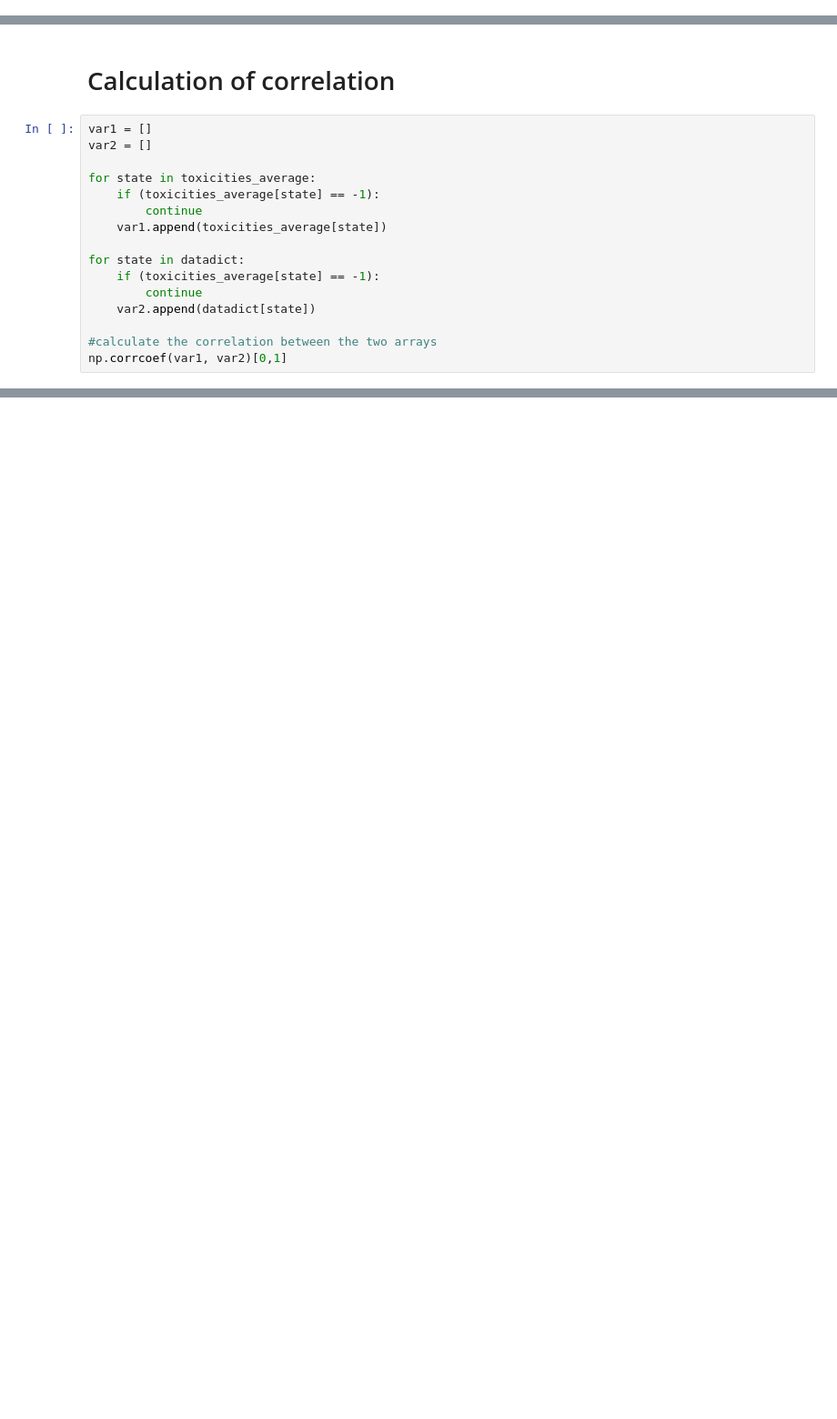
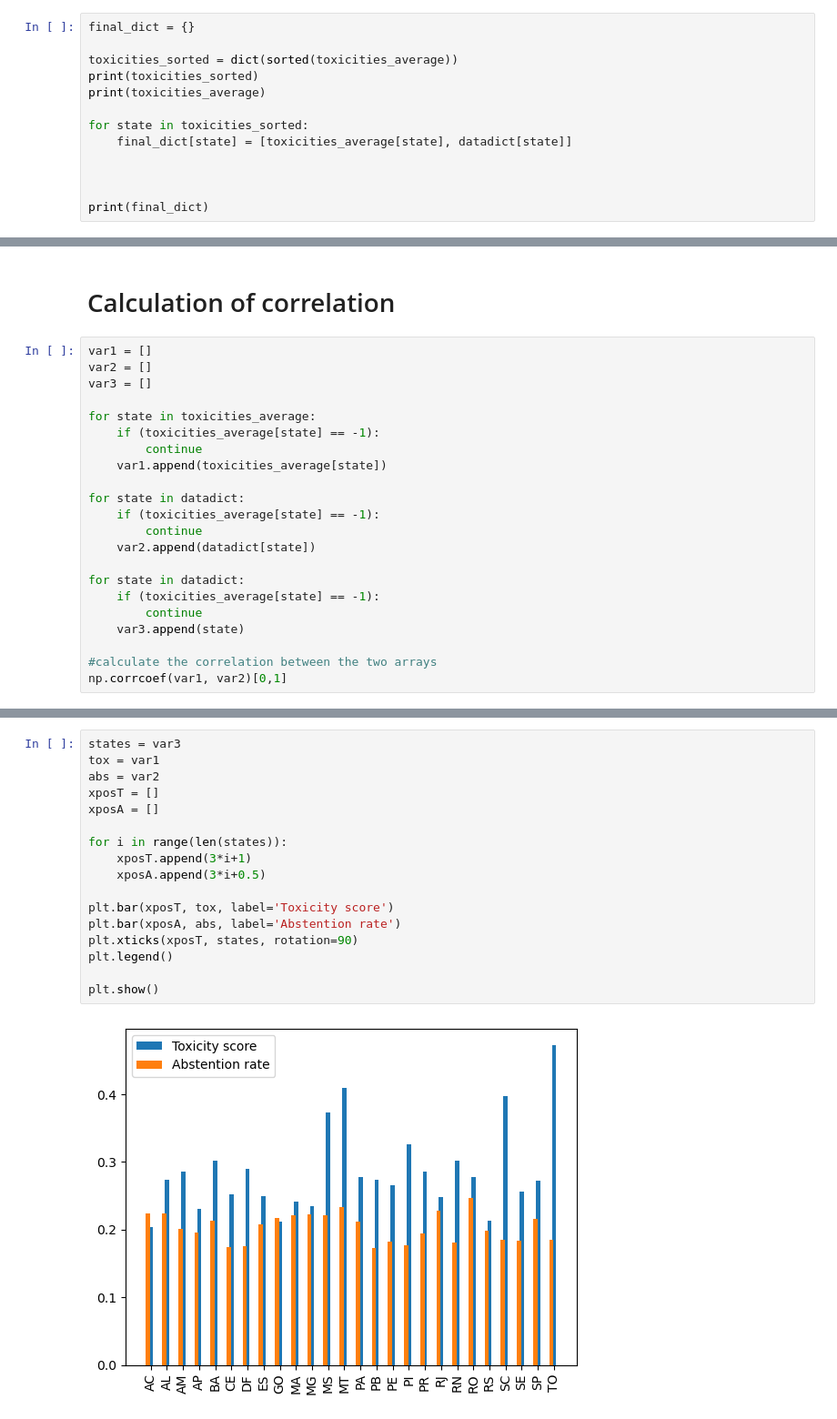
Before and after one commit to grochlitzzz/CSS_Eleicoes, a Jupyter notebook: ToxicityAndElectionResults.ipynb, the cells around one changed output, grey strips where cells are left out. Shown at 91% size. Drawn from its saved outputs; the diff is of its cells as text; blank space fills up the shorter version.

Commit message:
plots

```diff
--- a/ToxicityAndElectionResults.ipynb
+++ b/ToxicityAndElectionResults.ipynb
@@ -60,0 +122,13 @@ print(datadict)
+# %%
+final_dict = {}
+
+toxicities_sorted = dict(sorted(toxicities_average))
+print(toxicities_sorted)
+print(toxicities_average)
+
+for state in toxicities_sorted:
+    final_dict[state] = [toxicities_average[state], datadict[state]]
+
+
+
+print(final_dict)
@@ -63,6 +141,7 @@ print(datadict)
 # %%
 var1 = []
 var2 = []
+var3 = []
 
 for state in toxicities_average:
     if (toxicities_average[state] == -1):
@@ -74,5 +153,10 @@ for state in datadict:
         continue
     var2.append(datadict[state])
 
+for state in datadict:
+    if (toxicities_average[state] == -1):
+        continue
+    var3.append(state)
+
 #calculate the correlation between the two arrays
 np.corrcoef(var1, var2)[0,1]
@@ -78,0 +165,19 @@ np.corrcoef(var1, var2)[0,1]
+# %%
+states = var3
+tox = var1
+abs = var2
+xposT = []
+xposA = []
+
+for i in range(len(states)):
+    xposT.append(3*i+1)
+    xposA.append(3*i+0.5)
+
+plt.bar(xposT, tox, label='Toxicity score')
+plt.bar(xposA, abs, label='Abstention rate')
+plt.xticks(xposT, states, rotation=90)
+plt.legend()
+
+plt.show()
+# %% [output]
+[figure, added]
```
Also changed, not shown: parts of 7 cells of this notebook.
